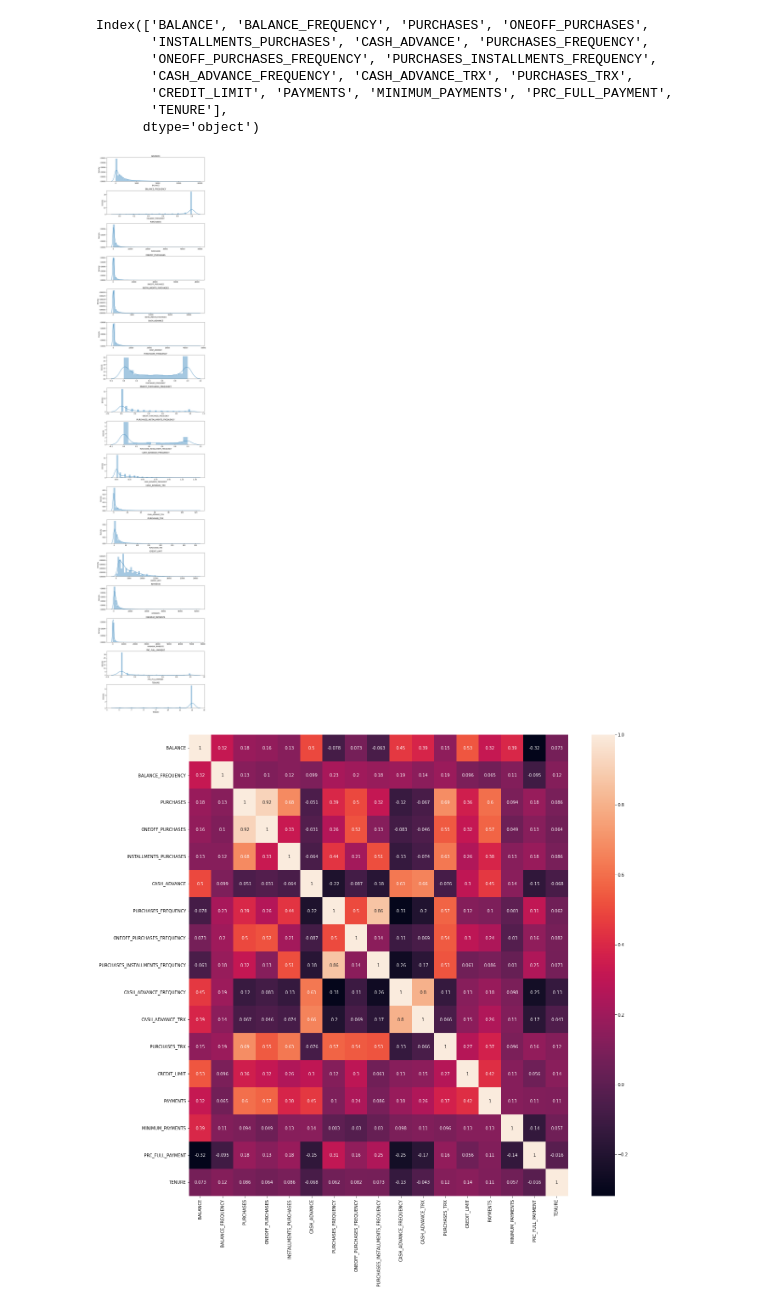
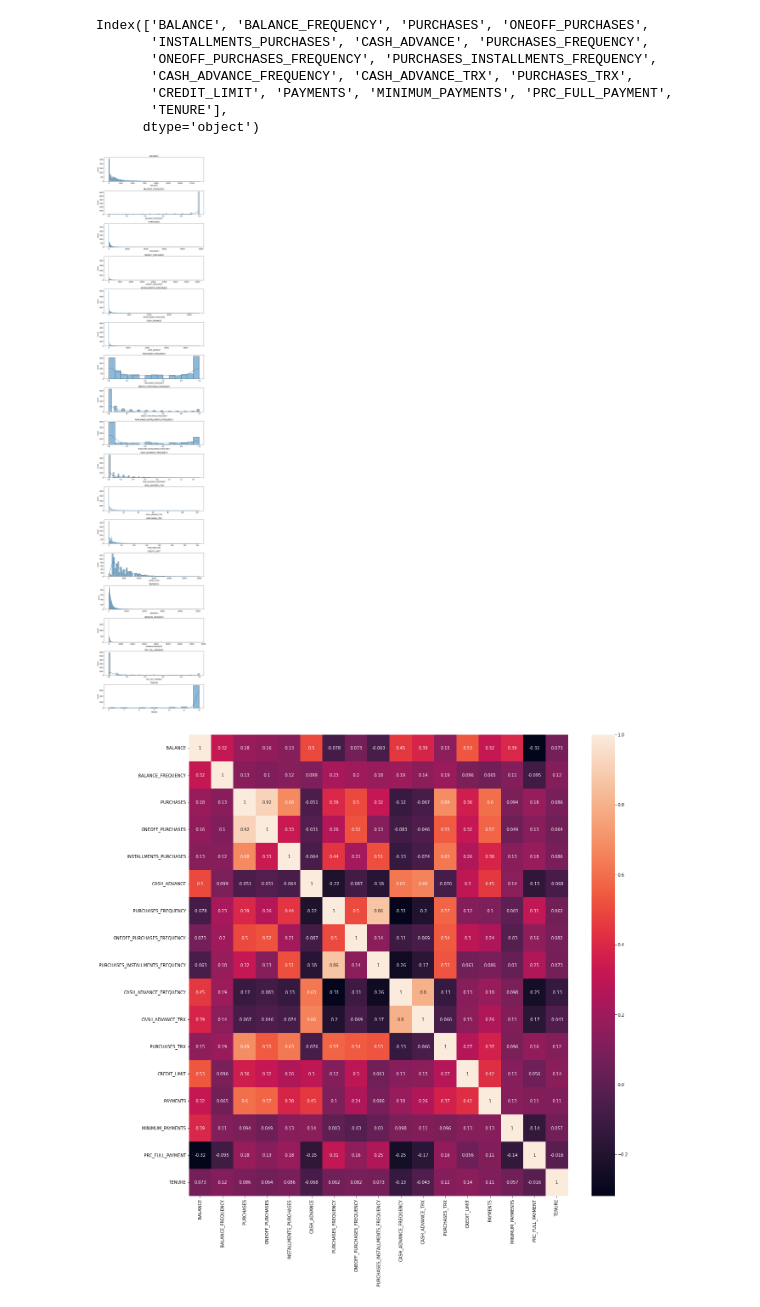
Before and after one commit to GabrielEmidio/DataScience, a Jupyter notebook: Departamento_de_Marketing.ipynb, the cells around one changed output. Cells and saved outputs as stored; diff of their text form; code cells hidden in the pictures.

```diff
--- a/Departamento_de_Marketing.ipynb
+++ b/Departamento_de_Marketing.ipynb
@@ -178,12 +178,12 @@ Index(['BALANCE', 'BALANCE_FREQUENCY', 'PURCHASES', 'ONEOFF_PURCHASES',
 # %%
 plt.figure(figsize=(10,50))
 for i in range(len(creditcard_df.columns)):
   plt.subplot(17, 1, i + 1)
-  sns.distplot(creditcard_df[creditcard_df.columns[i]], kde = True)
+  sns.histplot(creditcard_df[creditcard_df.columns[i]], kde = True)
   plt.title(creditcard_df.columns[i])
 plt.tight_layout();
 # %% [output]
-[figure, old version]
+[figure, new version]
 # %%
 correlations = creditcard_df.corr()
 # %%
```
